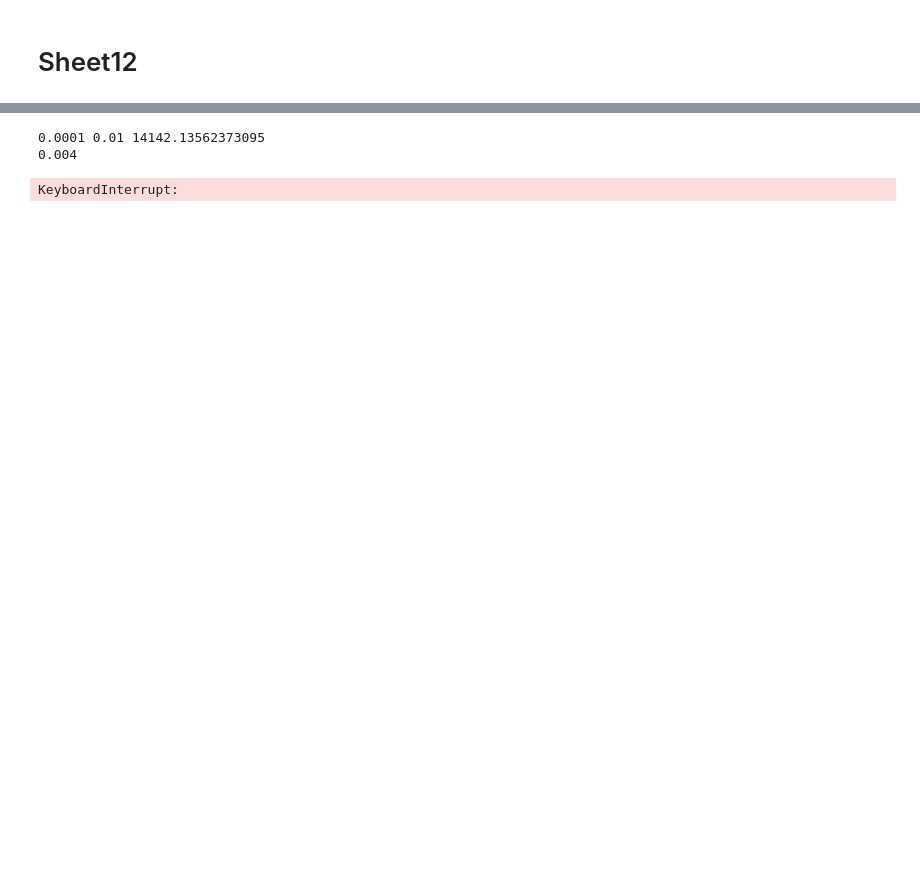
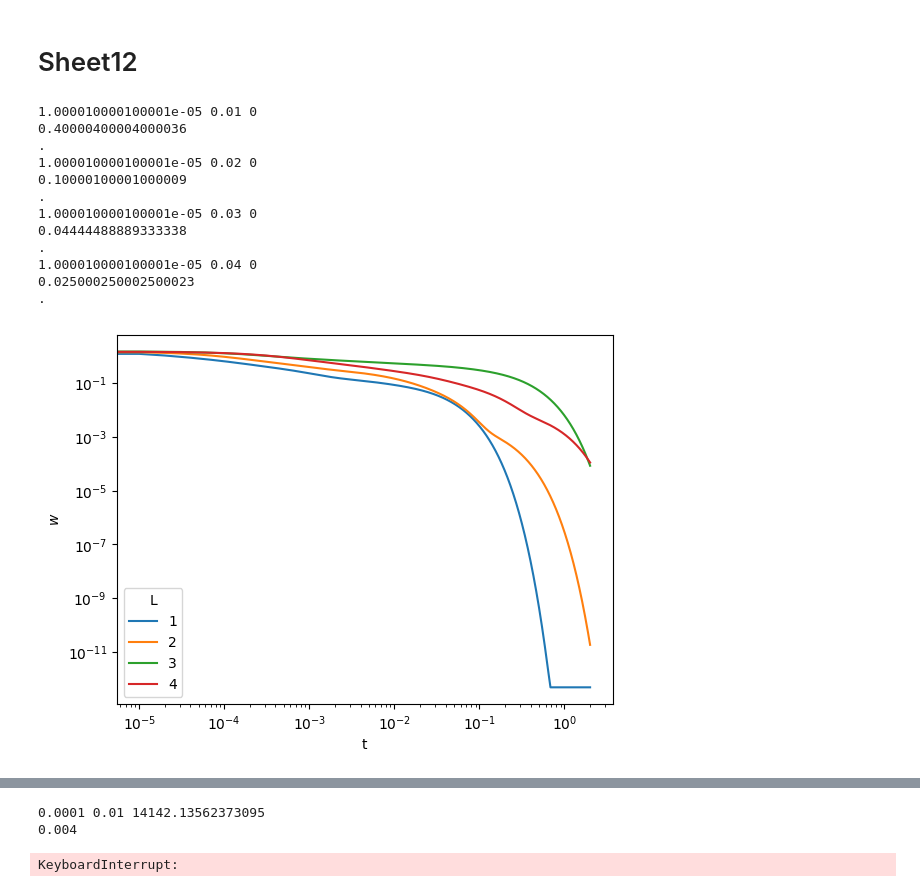
Before and after one commit to PaulJungnickel/SoftActiveMatter, a Jupyter notebook: week6/Sheet12.ipynb, the cells around one changed output, grey strips where cells are left out. Saved outputs shown, nothing was run; the diff lists cells and outputs as text; code cells hidden in the pictures; blank space fills up the shorter version.

```diff
--- a/week6/Sheet12.ipynb
+++ b/week6/Sheet12.ipynb
@@ -5,6 +5,78 @@ import numpy as np
 import matplotlib.pyplot as plt
 from scipy.integrate import solve_ivp
 from numba import njit, jit
+# %%
+np.random.seed(42)
+num_runs = 1
+Ls = [1,2,3,4]
+# Ls = [1]
+for L in Ls:
+    # L = 1
+    t_max = 2
+    v = 1
+    D=  0
+    N = 100 + 1
+    dt = 1e-5
+    time_steps = int(t_max/dt)
+    # time_steps = 10000 +1
+
+    t, dt = np.linspace(0,t_max, time_steps,retstep=True)
+    x, dx = np.linspace(0,L,N,retstep=True)
+
+    noise_scale = D
+
+    print(dt, dx, noise_scale)
+    print(4*dt*v/dx**2)
+    w_mean = np.zeros([time_steps])
+    for n in range(num_runs):
+        h = np.zeros([time_steps, N])
+        # h[0] = np.sin(50*x) + np.sin(20*x)
+        h[0] = np.random.uniform(0,5,size=[N])
+
+
+        for ti in range (time_steps-1):
+            eta = np.random.normal(0,noise_scale,size=[N])
+            for xi in range(N):
+                h[ti+1, xi%N] = h[ti, xi%N] + dt* (v/(dx**2) * (h[ti, (xi+1)%N] + h[ti, (xi-1)%N] -2* h[ti, xi%N]) + eta[xi%N])
+
+        w_mean += np.std(h, axis=1)
+        print('.')
+
+    # plt.imshow(h[::100,:], origin='lower')
+    # plt.ylabel('t')
+    # plt.xlabel('x')
+    # # plt.colorbar()
+    # plt.show()
+
+    # for ti in range(0,time_steps,time_steps//10):
+    #     plt.plot(x, h[ti])
+    # plt.show()
+
+    # w = np.std(h, axis=1)
+    w_mean = w_mean / num_runs
+    plt.plot(t, w_mean, label=L)
+
+
+plt.xlabel('t')
+plt.ylabel('$w$')
+# plt.ylim([50, 3000])
+plt.loglog()
+plt.legend(title='L')
+plt.savefig('a_no_noise.png', dpi=600)
+# %% [output]
+1.000010000100001e-05 0.01 0
+0.40000400004000036
+.
+1.000010000100001e-05 0.02 0
+0.10000100001000009
+.
+1.000010000100001e-05 0.03 0
+0.04444488889333338
+.
+1.000010000100001e-05 0.04 0
+0.025000250002500023
+.
+[figure, added]
 # %%
 np.random.seed(42)
 num_runs = 10
```
Also changed, not shown: parts of 4 cells of this notebook, 13 other files.
